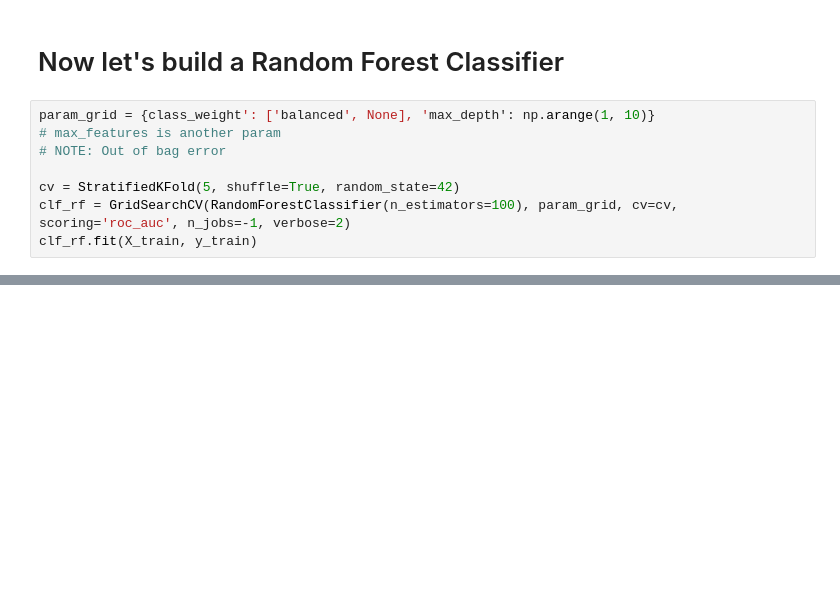
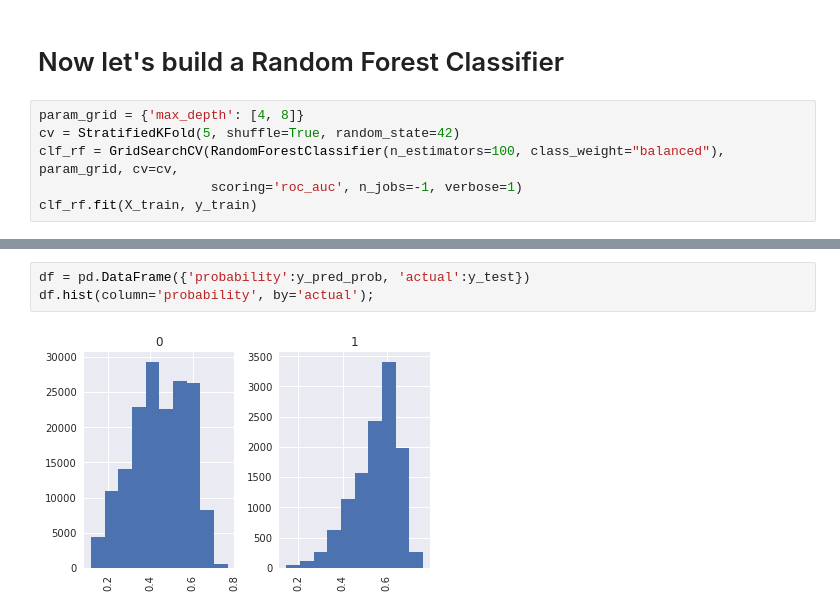
Before and after one commit to anishb/lending_club_analysis, a Jupyter notebook: LendingClubKaggleAnalysis.ipynb, the cells around one changed output, grey strips where cells are left out. Saved outputs shown, nothing was run; the diff lists cells and outputs as text; blank space fills up the shorter version.

Commit message:
Added random forest classifier

```diff
--- a/LendingClubKaggleAnalysis.ipynb
+++ b/LendingClubKaggleAnalysis.ipynb
@@ -551,10 +551,8 @@ X_train, X_test, y_train, y_test = train_test_split(X, y, test_size=0.2, random_
 # %% [markdown]
 # Now let's build a Random Forest Classifier
 # %%
-param_grid = {class_weight': ['balanced', None], 'max_depth': np.arange(1, 10)}
-# max_features is another param
-# NOTE: Out of bag error
-
+param_grid = {'max_depth': [4, 8]}
 cv = StratifiedKFold(5, shuffle=True, random_state=42)
-clf_rf = GridSearchCV(RandomForestClassifier(n_estimators=100), param_grid, cv=cv, scoring='roc_auc', n_jobs=-1, verbose=2)
+clf_rf = GridSearchCV(RandomForestClassifier(n_estimators=100, class_weight="balanced"), param_grid, cv=cv,
+                      scoring='roc_auc', n_jobs=-1, verbose=1)
 clf_rf.fit(X_train, y_train)
@@ -584,0 +649,5 @@ plt.ylabel('True Positive Rate (Sensitivity)')
+# %%
+df = pd.DataFrame({'probability':y_pred_prob, 'actual':y_test})
+df.hist(column='probability', by='actual');
+# %% [output]
+[figure, added]
```
Also changed, not shown: parts of 16 cells of this notebook.
